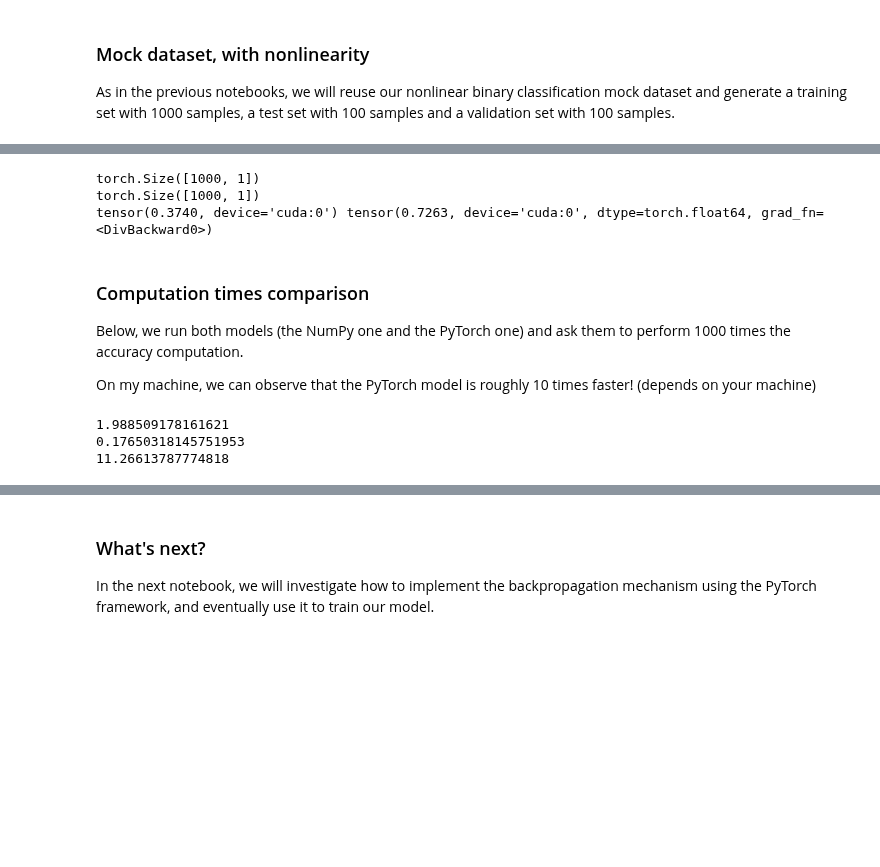
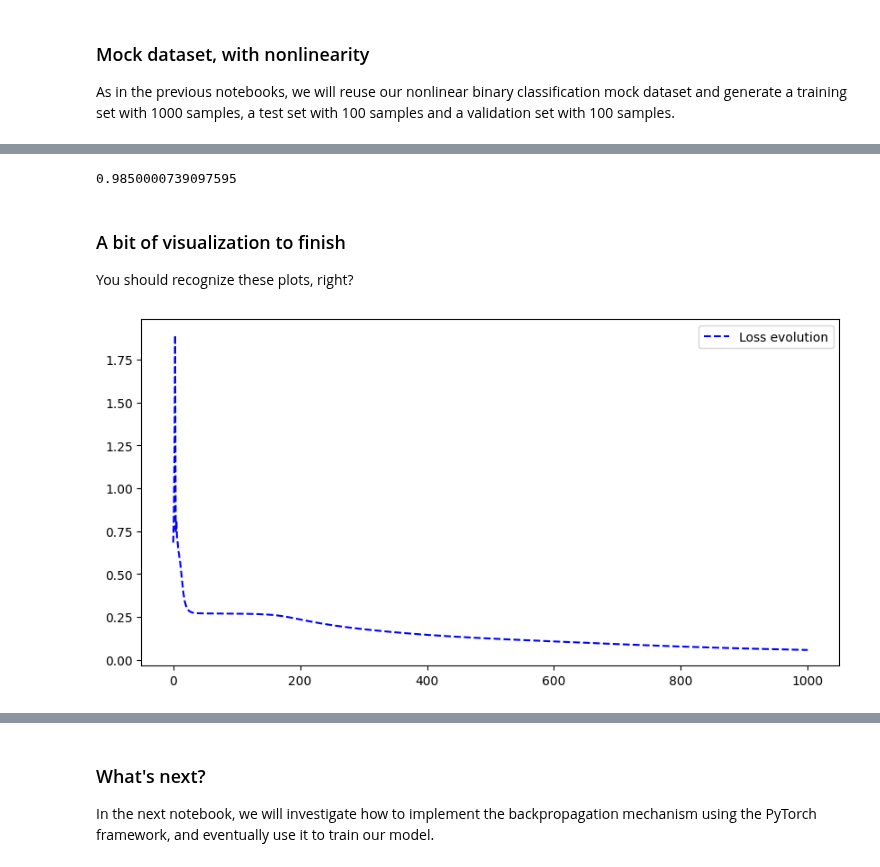
Before and after one commit to matthieudemari/SUTD_DL_50_039, a Jupyter notebook: W3/0. All/Code files/3. PyTorch Basics - Writing a PyTorch Neural Network with Backprop and Training.ipynb, the cells around one changed output, grey strips where cells are left out. Cells and saved outputs as stored; diff of their text form; code cells hidden in the pictures; blank space fills up the shorter version.

```diff
--- a/W3/0. All/Code files/3. PyTorch Basics - Writing a PyTorch Neural Network with Backprop and Training.ipynb
+++ b/W3/0. All/Code files/3. PyTorch Basics - Writing a PyTorch Neural Network with Backprop and Training.ipynb
@@ -140,12 +344,6 @@ n_x = 2
 n_h = 10
 n_y = 1
 np.random.seed(37)
-shallow_neural_net = ShallowNeuralNet(n_x, n_h, n_y)
-pred = shallow_neural_net.forward(train_inputs)
-acc = shallow_neural_net.accuracy(train_inputs, train_outputs)
-loss = shallow_neural_net.CE_loss(train_inputs, train_outputs)
-print(pred.shape)
-print(train_outputs.shape)
-print(acc)
-print(loss)
+shallow_neural_net_pt = ShallowNeuralNet_PT(n_x, n_h, n_y).to(device)
+train_pred = shallow_neural_net_pt.train(train_inputs_pt, train_outputs_pt, N_max = 1001, alpha = 5)
 # %% [output]
@@ -232,47 +367,18 @@ valid_outputs_pt = torch.from_numpy(valid_inputs).to(device)
-# %%
-# Define a neural network structure
-n_x = 2
-n_h = 10
-n_y = 1
-np.random.seed(37)
-shallow_neural_net_pt = ShallowNeuralNet_PT(n_x, n_h, n_y).to(device)
-train_pred = shallow_neural_net_pt.forward(train_inputs_pt)
-acc = shallow_neural_net_pt.accuracy(train_inputs_pt, train_outputs_pt)
-loss = shallow_neural_net_pt.CE_loss(train_inputs_pt, train_outputs_pt)
-print(train_pred.shape)
-print(train_outputs_pt.shape)
-print(acc, loss)
-# %% [output]
-torch.Size([1000, 1])
-torch.Size([1000, 1])
-tensor(0.3740, device='cuda:0') tensor(0.7263, device='cuda:0', dtype=torch.float64, grad_fn=<DivBackward0>)
-# %% [markdown]
-### Computation times comparison
-
-Below, we run both models (the NumPy one and the PyTorch one) and ask them to perform 1000 times the accuracy computation.
-
-On my machine, we can observe that the PyTorch model is roughly 10 times faster! (depends on your machine)
-# %%
-# Calculate computation times (NumPy NN)
-start = time()
-for i in range(1000):
-    shallow_neural_net.accuracy(train_inputs, train_outputs)
-end = time()
-time_np = end - start
-print(time_np)
-
-# Calculate computation times (PyTorch NN)
-start = time()
-for i in range(1000):
-    train_acc = shallow_neural_net_pt.accuracy(train_inputs_pt, train_outputs_pt)
-end = time()
-time_pt = end - start
-print(time_pt)
-
-# Ratio
-ratio = time_np/time_pt
-print(ratio)
-# %% [output]
-1.988509178161621
-0.17650318145751953
-11.26613787774818
+# %%
+# Check accuracy after training
+acc = shallow_neural_net_pt.accuracy(shallow_neural_net_pt(train_inputs_pt), train_outputs_pt).item()
+print(acc)
+# %% [output]
+0.9850000739097595
+# %% [markdown]
+### A bit of visualization to finish
+
+You should recognize these plots, right?
+# %%
+plt.figure(figsize = (10, 5))
+plt.plot(list(range(len(shallow_neural_net_pt.loss_history))), \
+         shallow_neural_net_pt.loss_history, "b--", label = "Loss evolution")
+plt.legend(loc = "best")
+plt.show()
+# %% [output]
+[figure, added]
```
Also changed, not shown: parts of 19 cells of this notebook, 5 other files.
